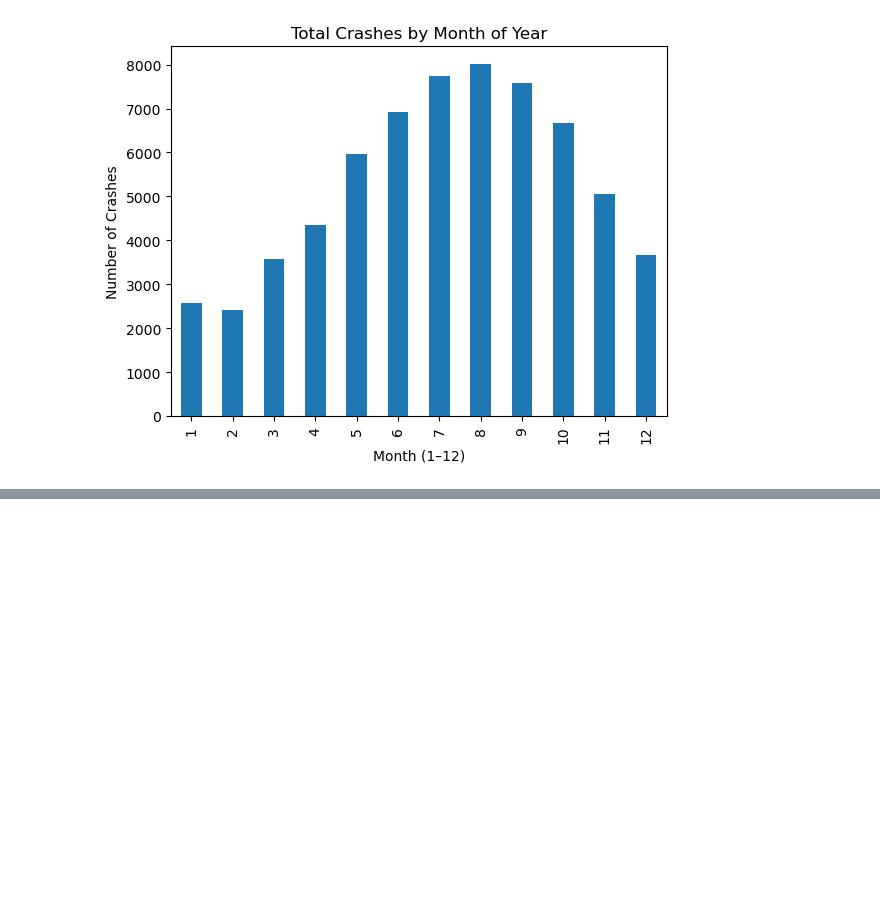
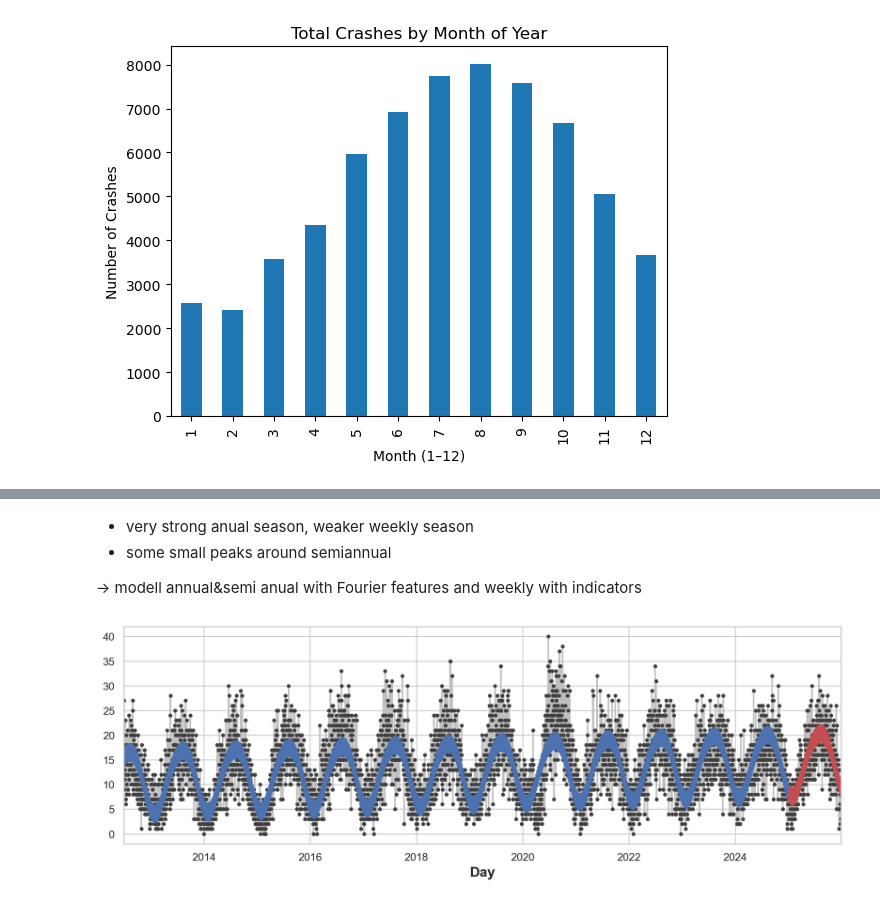
Before and after one commit to Felix-Middeldorf/citibike-nypd-insurance, a Jupyter notebook: notebooks/MV_Collisions.ipynb, the cells around one changed output, grey strips where cells are left out. Cells and saved outputs as stored; diff of their text form; code cells hidden in the pictures; blank space fills up the shorter version.

```diff
--- a/notebooks/MV_Collisions.ipynb
+++ b/notebooks/MV_Collisions.ipynb
@@ -416,0 +614,35 @@ from sklearn.linear_model import LinearRegression
+# %% [markdown]
+- very strong anual season, weaker weekly season
+- some small peaks around semiannual
+
+-> modell annual&semi anual with Fourier features and weekly with indicators
+# %%
+fourier = CalendarFourier(freq="YE", order=2)  # 2 sin/cos pairs
+
+dp = DeterministicProcess(
+    index=df_daily.index,
+    order=1,                     # trend (order 1 means linear)
+    seasonal=True,               # weekly seasonality (indicators)
+    additional_terms=[fourier],  # annual seasonality (fourier)
+    drop=True,                   # drop terms to avoid collinearity
+)
+
+X = dp.in_sample()  # create features for dates in tunnel.index
+y = df_daily['accident_count']
+# %%
+# Create target series and data splits
+y = df_daily.accident_count.copy()
+X_train, X_test, y_train, y_test = train_test_split(X, y, test_size=360, shuffle=False)
+
+# Fit and predict
+model = LinearRegression()  # `fit_intercept=True` since we didn't use DeterministicProcess
+model.fit(X_train, y_train)
+y_pred = pd.Series(model.predict(X_train), index=y_train.index)
+y_fore = pd.Series(model.predict(X_test), index=y_test.index)
+# %%
+ax = y_train.plot(**plot_params)
+ax = y_test.plot(**plot_params)
+ax = y_pred.plot(ax=ax)
+_ = y_fore.plot(ax=ax, color='C3')
+# %% [output]
+[figure, added]
```
Also changed, not shown: parts of 29 cells of this notebook.
